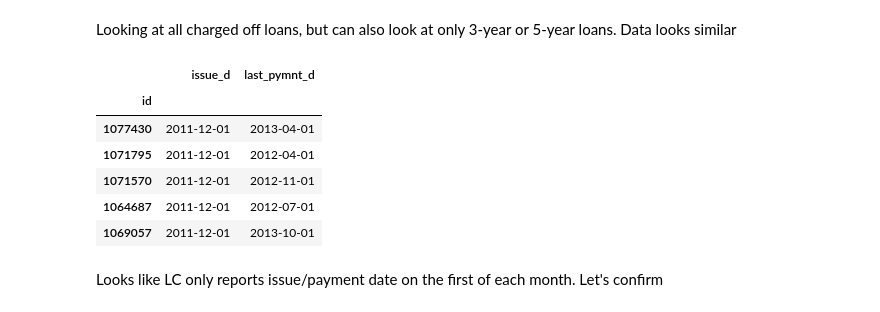
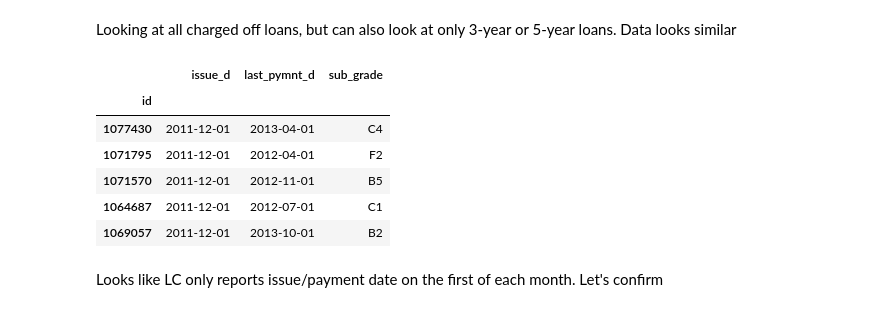
Before and after one commit to Ravirajadrangi/Lending-Club, a Jupyter notebook: Simple analysis/When loans get charged off.ipynb, the cells around one changed output. Drawn from its saved outputs; the diff is of its cells as text; code cells hidden in the pictures.

```diff
--- a/Simple analysis/When loans get charged off.ipynb
+++ b/Simple analysis/When loans get charged off.ipynb
@@ -10,20 +10,20 @@ Looking at all charged off loans, but can also look at only 3-year or 5-year loa
 # %%
 loans.term = loans.term.str.strip()
 
 #& term == "36 months"
 
-charged_off_loans = loans.query( 'loan_status == "Charged Off" ' )[ ['issue_d', 'last_pymnt_d'] ]
+charged_off_loans = loans.query( 'loan_status == "Charged Off" ' )[ ['issue_d', 'last_pymnt_d', 'sub_grade'] ]
 charged_off_loans.dropna(inplace=True, how='any')
 
 charged_off_loans.head(5)
 # %% [output]
-|  | issue_d | last_pymnt_d |
-| id |  |  |
-| 1077430 | 2011-12-01 | 2013-04-01 |
-| 1071795 | 2011-12-01 | 2012-04-01 |
-| 1071570 | 2011-12-01 | 2012-11-01 |
-| 1064687 | 2011-12-01 | 2012-07-01 |
-| 1069057 | 2011-12-01 | 2013-10-01 |
+|  | issue_d | last_pymnt_d | sub_grade |
+| id |  |  |  |
+| 1077430 | 2011-12-01 | 2013-04-01 | C4 |
+| 1071795 | 2011-12-01 | 2012-04-01 | F2 |
+| 1071570 | 2011-12-01 | 2012-11-01 | B5 |
+| 1064687 | 2011-12-01 | 2012-07-01 | C1 |
+| 1069057 | 2011-12-01 | 2013-10-01 | B2 |
 # %% [markdown]
 Looks like LC only reports issue/payment date on the first of each month. Let's confirm
 # %%
```
Also changed, not shown: parts of 2 cells of this notebook, 2 other files.
